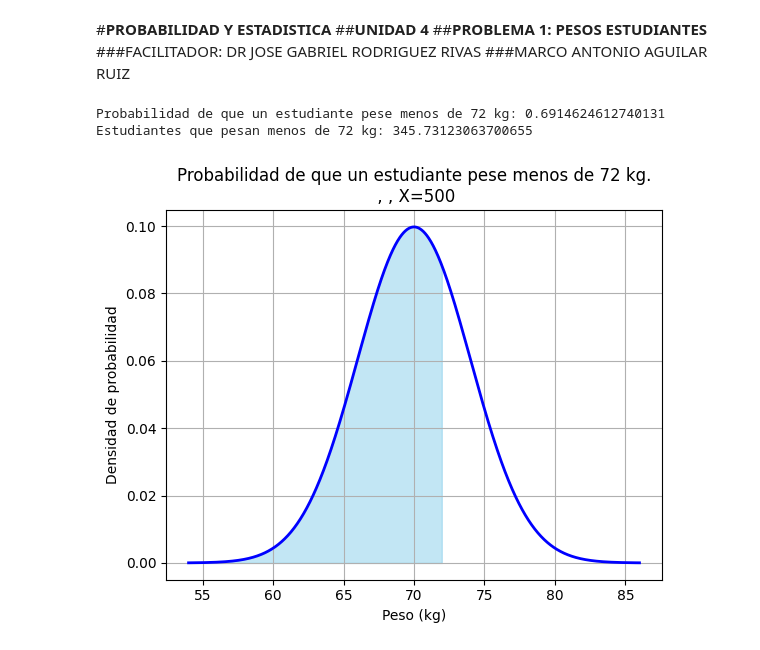
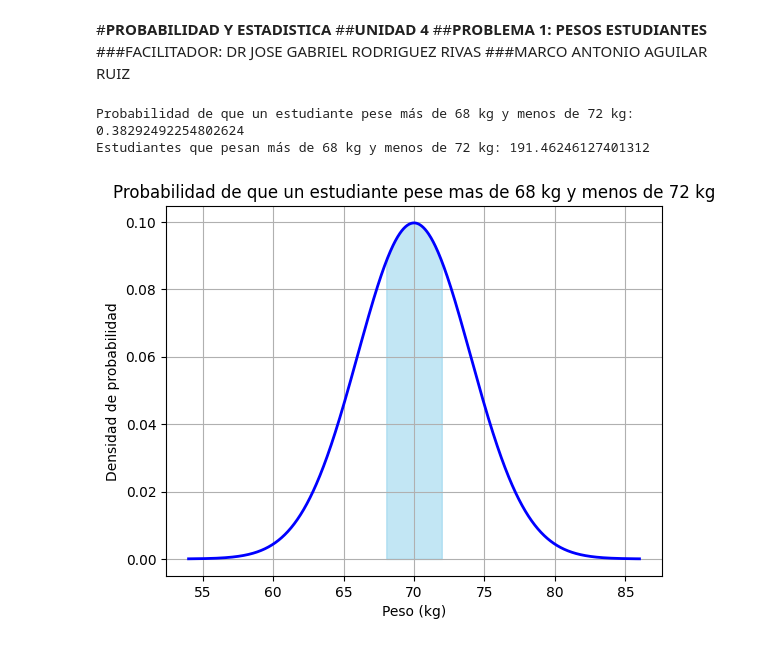
Before and after one commit to Meltdown02/Probabilidad-, a Jupyter notebook: Unidad4/Problema1.ipynb, the cells around one changed output. Saved outputs shown, nothing was run; the diff lists cells and outputs as text; code cells hidden in the pictures.

```diff
--- a/Unidad4/Problema1.ipynb
+++ b/Unidad4/Problema1.ipynb
@@ -9,26 +9,45 @@
 # %%
 import numpy as np
 import matplotlib.pyplot as plt
 from scipy.stats import norm
-#Generar datos para la distribucion normal
-media=70
-desv_std=4
-total_estudiantes=500
-peso_limite=72
-prob_menos_72kg=norm.cdf(peso_limite,media,desv_std)
-estudiantes_menos_72kg=total_estudiantes*prob_menos_72kg
-print("Probabilidad de que un estudiante pese menos de 72 kg:", prob_menos_72kg)
-print("Estudiantes que pesan menos de 72 kg:", estudiantes_menos_72kg)
-x=np.linspace(media - 4* desv_std, media + 4* desv_std, 1000)
-y=norm.pdf(x,media,desv_std)
-plt.plot(x,y, 'b',linewidth=2)
-plt.fill_between(x, y, where=(x<= peso_limite), color='skyblue', alpha=0.5)
-plt.title('Probabilidad de que un estudiante pese menos de 72 kg.\n' + r' , , X=500')
+
+# Generar datos para la distribución normal
+media = 70
+desv_std = 4
+total_estudiantes = 500
+
+peso_inferior = 68
+peso_superior = 72
+
+prob_menos_68kg = norm.cdf(peso_inferior, media, desv_std)
+prob_menos_72kg = norm.cdf(peso_superior, media, desv_std)
+
+prob_entre = prob_menos_72kg - prob_menos_68kg
+estudiantes_entre = total_estudiantes * prob_entre
+
+print("Probabilidad de que un estudiante pese más de 68 kg y menos de 72 kg:", prob_entre)
+print("Estudiantes que pesan más de 68 kg y menos de 72 kg:", estudiantes_entre)
+
+x = np.linspace(media - 4 * desv_std, media + 4 * desv_std, 1000)
+y = norm.pdf(x, media, desv_std)
+
+plt.plot(x, y, 'b', linewidth=2)
+
+plt.fill_between(
+    x,
+    y,
+    where=((x >= peso_inferior) & (x <= peso_superior)),
+    color='skyblue',
+    alpha=0.5
+)
+
+plt.title('Probabilidad de que un estudiante pese mas de 68 kg y menos de 72 kg')
 plt.xlabel('Peso (kg)')
 plt.ylabel('Densidad de probabilidad')
 plt.grid(True)
+
 plt.show()
 # %% [output]
-Probabilidad de que un estudiante pese menos de 72 kg: 0.6914624612740131
-Estudiantes que pesan menos de 72 kg: 345.73123063700655
+Probabilidad de que un estudiante pese más de 68 kg y menos de 72 kg: 0.38292492254802624
+Estudiantes que pesan más de 68 kg y menos de 72 kg: 191.46246127401312
-[figure, old version]
+[figure, new version]
```
Also changed, not shown: parts of 2 cells of this notebook.
